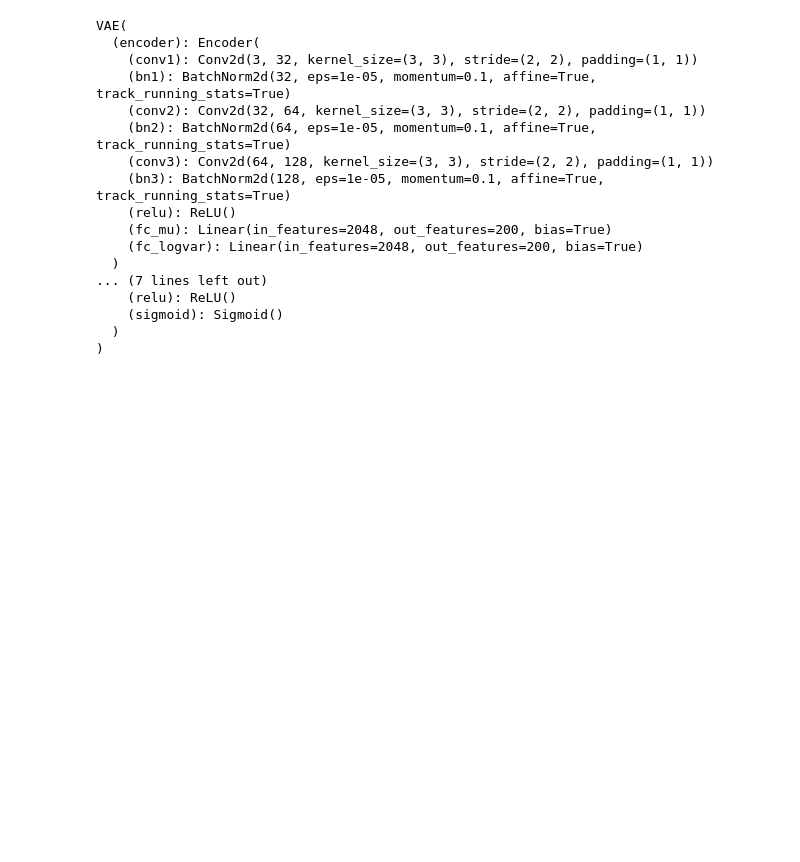
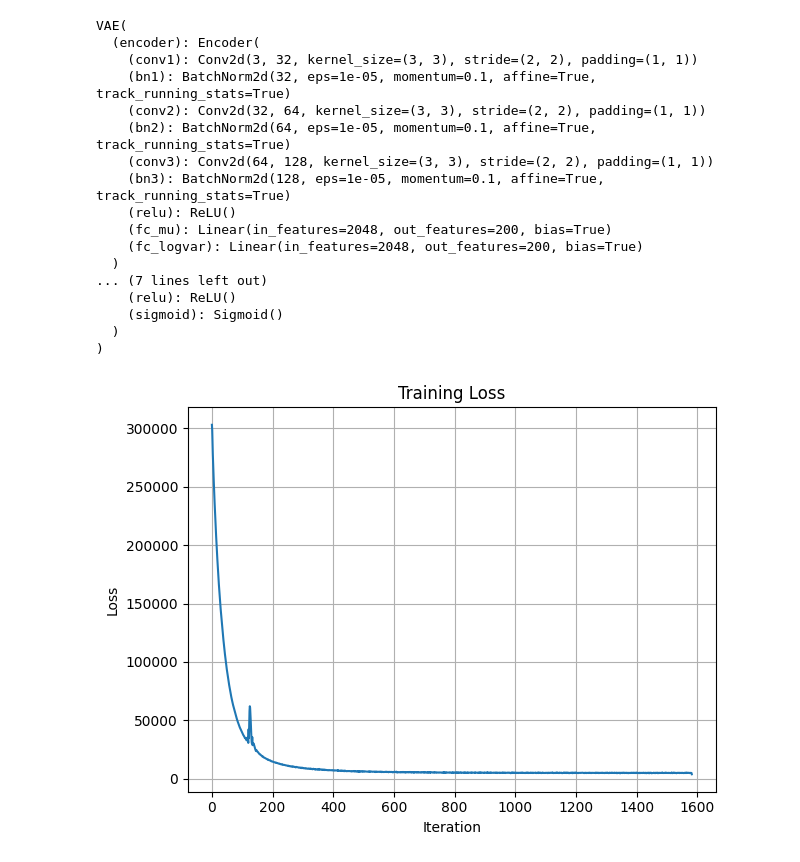
Before and after one commit to ChanLumerico/lucid-examples, a Jupyter notebook: lucid_examples/vae_celeba/vae_celeba.ipynb, the cells around one changed output. Drawn from its saved outputs; the diff is of its cells as text; code cells hidden in the pictures; blank space fills up the shorter version.

```diff
--- a/lucid_examples/vae_celeba/vae_celeba.ipynb
+++ b/lucid_examples/vae_celeba/vae_celeba.ipynb
@@ -156,7 +157,7 @@ class VAE(nn.Module):
         kl_loss = -0.5 * torch.sum(1 + logvar - mu.pow(2) - logvar.exp())
         return recon_loss + self.beta * kl_loss
 # %%
-model = VAE(input_dim=3, latent_dim=200, beta=200, use_bce=True)
+model = VAE(input_dim=3, latent_dim=200, beta=1, use_bce=True)
 
 epochs = 1
 learning_rate = 1e-3
@@ -203,3 +204,15 @@ def train(model: nn.Module, dataloader: DataLoader, optimizer: optim.Optimizer,
     return losses
 # %%
 losses = train(model, dataloader, optimizer, epochs)
+
+import matplotlib.pyplot as plt
+
+plt.plot(losses)
+plt.xlabel('Iteration')
+plt.ylabel('Loss')
+plt.title('Training Loss')
+plt.grid(True)
+plt.tight_layout()
+plt.show()
+# %% [output]
+[figure, added]
```
Also changed, not shown: parts of 2 cells of this notebook.
